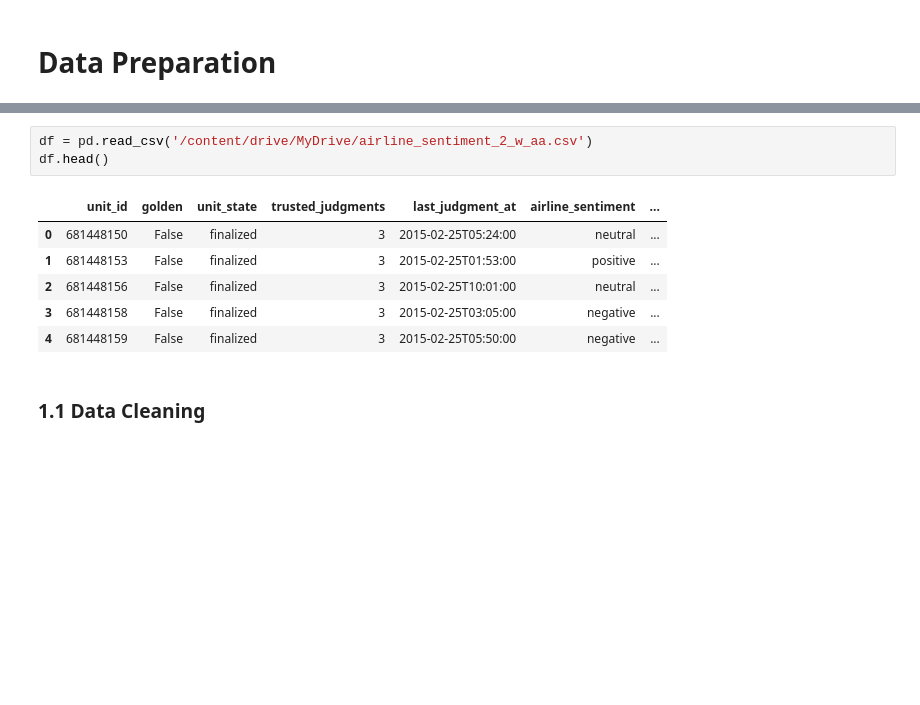
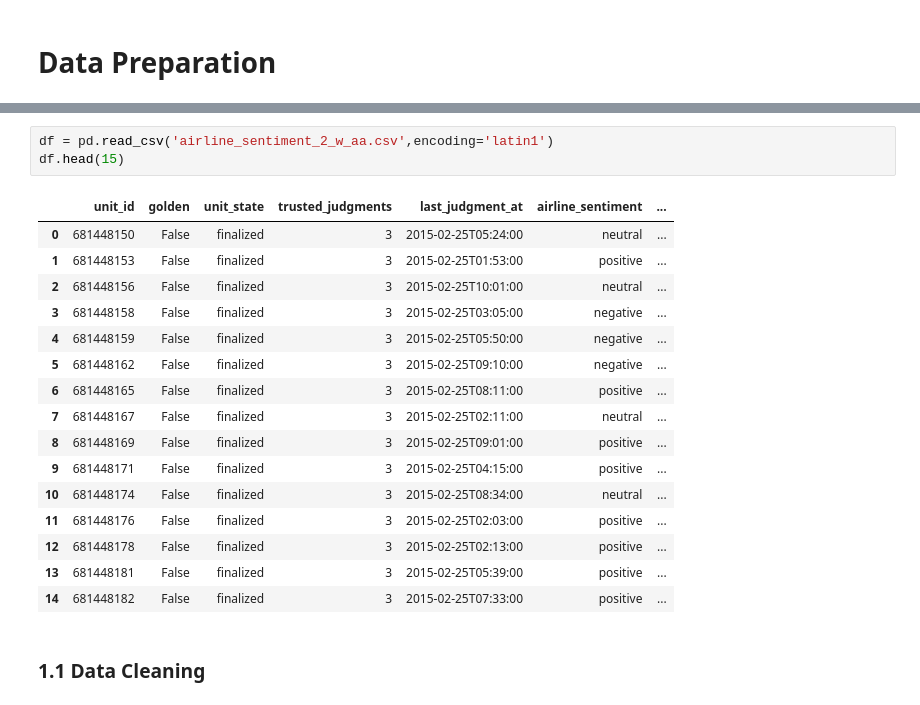
Before and after one commit to Igecha-Samuel/Airline-Twitter-Sentiment-Analysis, a Jupyter notebook: Airline Twitter Sentiment.ipynb, the cells around one changed output, grey strips where cells are left out. Cells and saved outputs as stored; diff of their text form; blank space fills up the shorter version.

```diff
--- a/Airline Twitter Sentiment.ipynb
+++ b/Airline Twitter Sentiment.ipynb
@@ -77,14 +80,24 @@ from sklearn.model_selection import train_test_split
 [nltk_data]   Package wordnet is already up-to-date!
 # %%
-df = pd.read_csv('/content/drive/MyDrive/airline_sentiment_2_w_aa.csv')
-df.head()
+df = pd.read_csv('airline_sentiment_2_w_aa.csv',encoding='latin1')
+df.head(15)
 # %% [output]
 |  | unit_id | golden | unit_state | trusted_judgments | last_judgment_at | airline_sentiment | ... |
 | 0 | 681448150 | False | finalized | 3 | 2015-02-25T05:24:00 | neutral | ... |
 | 1 | 681448153 | False | finalized | 3 | 2015-02-25T01:53:00 | positive | ... |
 | 2 | 681448156 | False | finalized | 3 | 2015-02-25T10:01:00 | neutral | ... |
 | 3 | 681448158 | False | finalized | 3 | 2015-02-25T03:05:00 | negative | ... |
 | 4 | 681448159 | False | finalized | 3 | 2015-02-25T05:50:00 | negative | ... |
+| 5 | 681448162 | False | finalized | 3 | 2015-02-25T09:10:00 | negative | ... |
+| 6 | 681448165 | False | finalized | 3 | 2015-02-25T08:11:00 | positive | ... |
+| 7 | 681448167 | False | finalized | 3 | 2015-02-25T02:11:00 | neutral | ... |
+| 8 | 681448169 | False | finalized | 3 | 2015-02-25T09:01:00 | positive | ... |
+| 9 | 681448171 | False | finalized | 3 | 2015-02-25T04:15:00 | positive | ... |
+| 10 | 681448174 | False | finalized | 3 | 2015-02-25T08:34:00 | neutral | ... |
+| 11 | 681448176 | False | finalized | 3 | 2015-02-25T02:03:00 | positive | ... |
+| 12 | 681448178 | False | finalized | 3 | 2015-02-25T02:13:00 | positive | ... |
+| 13 | 681448181 | False | finalized | 3 | 2015-02-25T05:39:00 | positive | ... |
+| 14 | 681448182 | False | finalized | 3 | 2015-02-25T07:33:00 | positive | ... |
 # %% [markdown]
 ### 1.1 Data Cleaning
 # %%
```
Also changed, not shown: parts of 18 cells of this notebook.
